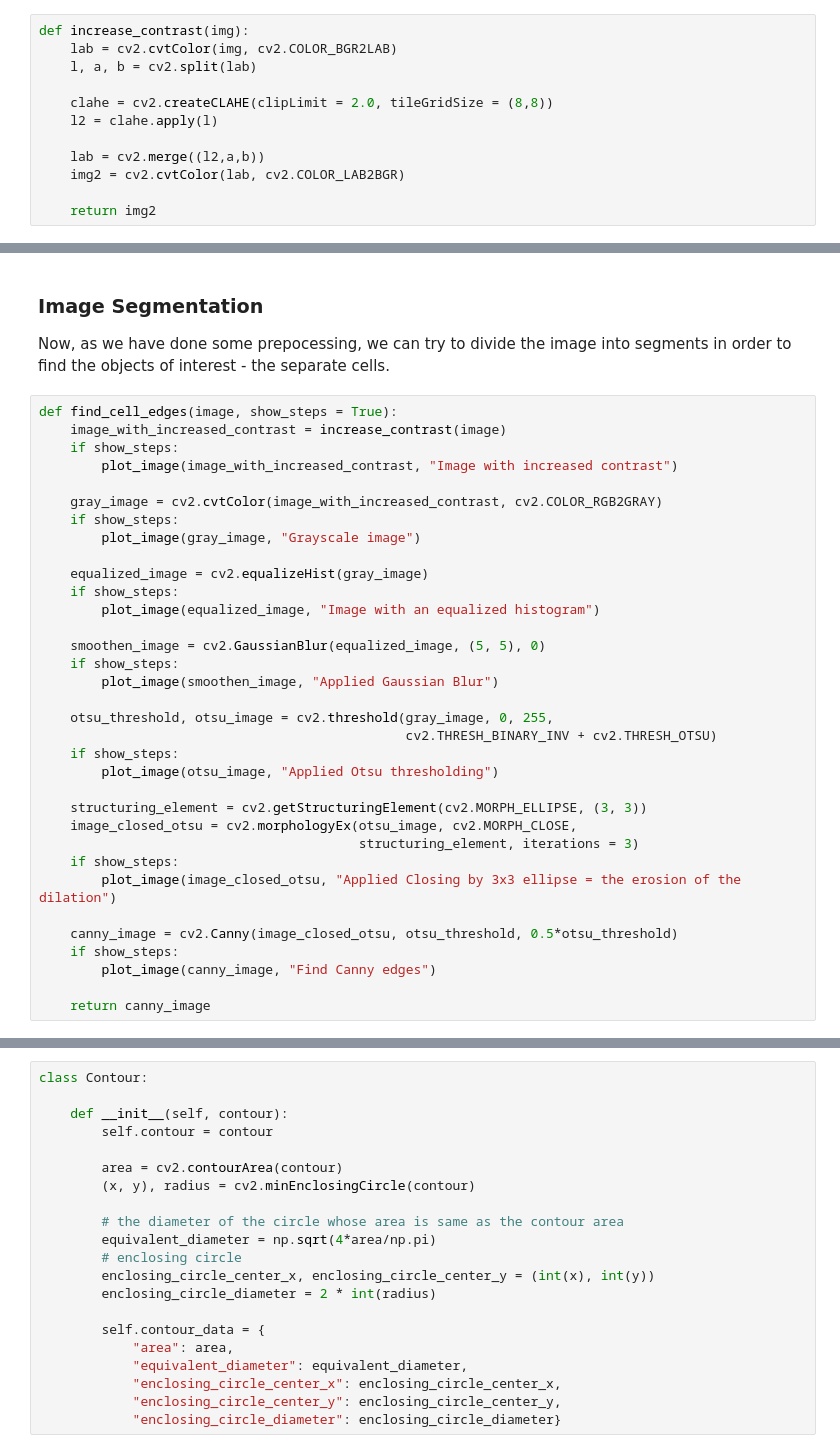
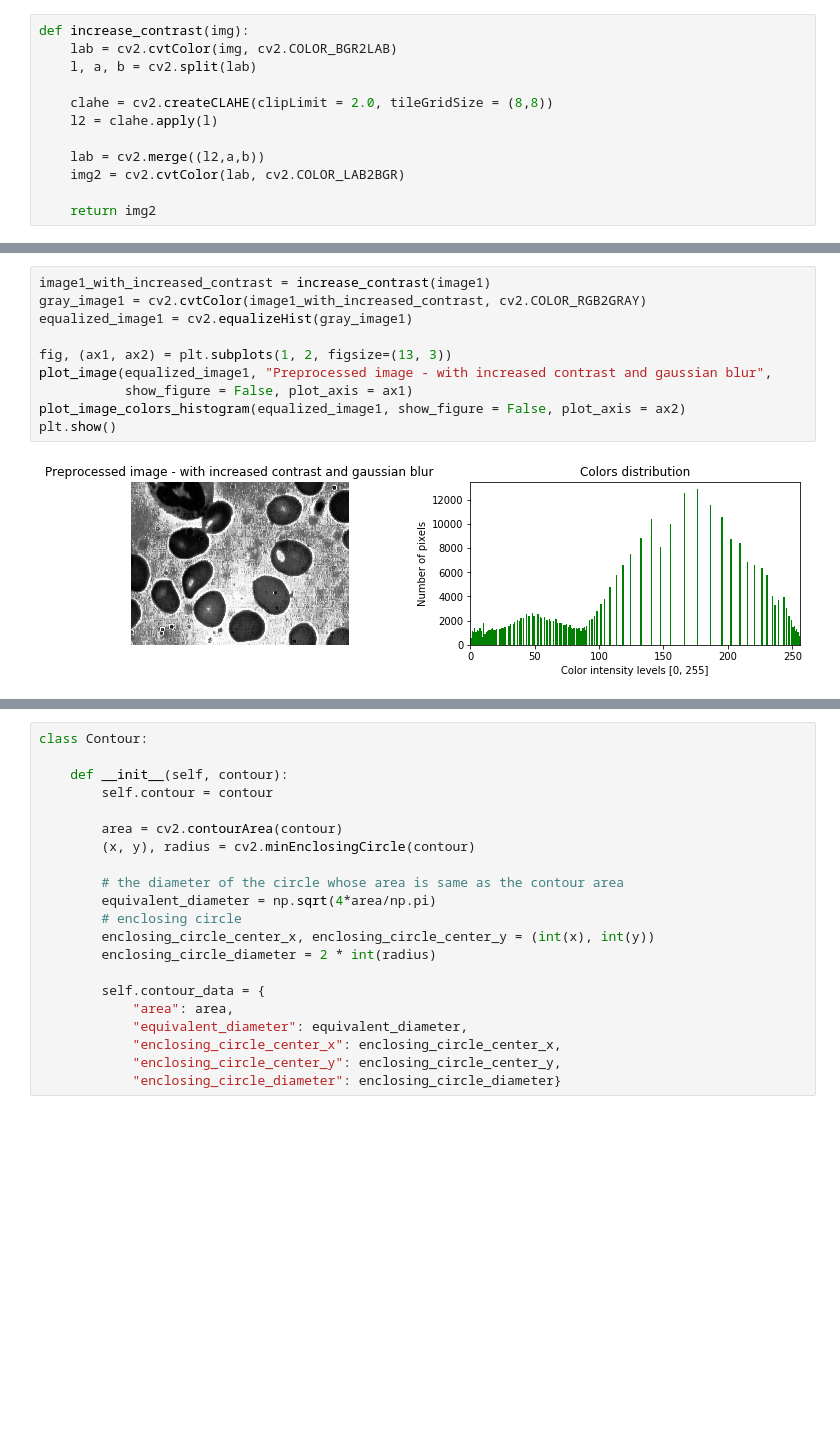
Before and after one commit to teodora-petkova/artificial-intelligence-course, a Jupyter notebook: Data-Science/Trials/Blood Cells Features Extraction.ipynb, the cells around one changed output, grey strips where cells are left out. Saved outputs shown, nothing was run; the diff lists cells and outputs as text; blank space fills up the shorter version.

```diff
--- a/Data-Science/Trials/Blood Cells Features Extraction.ipynb
+++ b/Data-Science/Trials/Blood Cells Features Extraction.ipynb
@@ -230,38 +225,12 @@ The Gaussian Filter is used to blur an image in order to remove noise. It involv
-# %% [markdown]
-### Image Segmentation
-
-Now, as we have done some prepocessing, we can try to divide the image into segments in order to find the objects of interest - the separate cells.
-# %%
-def find_cell_edges(image, show_steps = True):
-    image_with_increased_contrast = increase_contrast(image)
-    if show_steps:
-        plot_image(image_with_increased_contrast, "Image with increased contrast")
-
-    gray_image = cv2.cvtColor(image_with_increased_contrast, cv2.COLOR_RGB2GRAY)
-    if show_steps:
-        plot_image(gray_image, "Grayscale image")
-
-    equalized_image = cv2.equalizeHist(gray_image)
-    if show_steps:
-        plot_image(equalized_image, "Image with an equalized histogram")
-
-    smoothen_image = cv2.GaussianBlur(equalized_image, (5, 5), 0)
-    if show_steps:
-        plot_image(smoothen_image, "Applied Gaussian Blur")
-
-    otsu_threshold, otsu_image = cv2.threshold(gray_image, 0, 255,
-                                               cv2.THRESH_BINARY_INV + cv2.THRESH_OTSU)
-    if show_steps:
-        plot_image(otsu_image, "Applied Otsu thresholding")
-
-    structuring_element = cv2.getStructuringElement(cv2.MORPH_ELLIPSE, (3, 3))
-    image_closed_otsu = cv2.morphologyEx(otsu_image, cv2.MORPH_CLOSE,
-                                         structuring_element, iterations = 3)
-    if show_steps:
-        plot_image(image_closed_otsu, "Applied Closing by 3x3 ellipse = the erosion of the dilation")
-
-    canny_image = cv2.Canny(image_closed_otsu, otsu_threshold, 0.5*otsu_threshold)
-    if show_steps:
-        plot_image(canny_image, "Find Canny edges")
-
-    return canny_image
+# %%
+image1_with_increased_contrast = increase_contrast(image1)
+gray_image1 = cv2.cvtColor(image1_with_increased_contrast, cv2.COLOR_RGB2GRAY)
+equalized_image1 = cv2.equalizeHist(gray_image1)
+
+fig, (ax1, ax2) = plt.subplots(1, 2, figsize=(13, 3))
+plot_image(equalized_image1, "Preprocessed image - with increased contrast and gaussian blur",
+           show_figure = False, plot_axis = ax1)
+plot_image_colors_histogram(equalized_image1, show_figure = False, plot_axis = ax2)
+plt.show()
+# %% [output]
+[figure, added]
```
Also changed, not shown: parts of 30 cells of this notebook.
